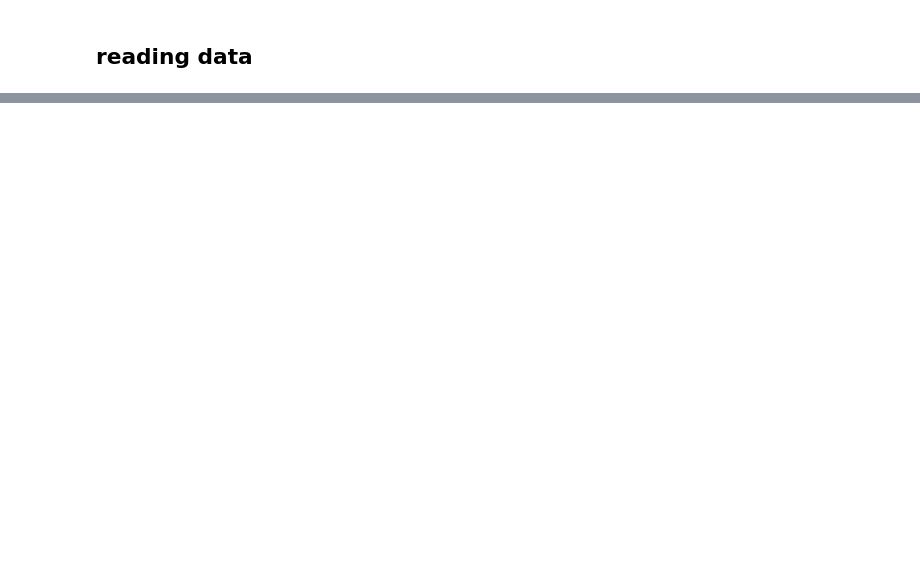
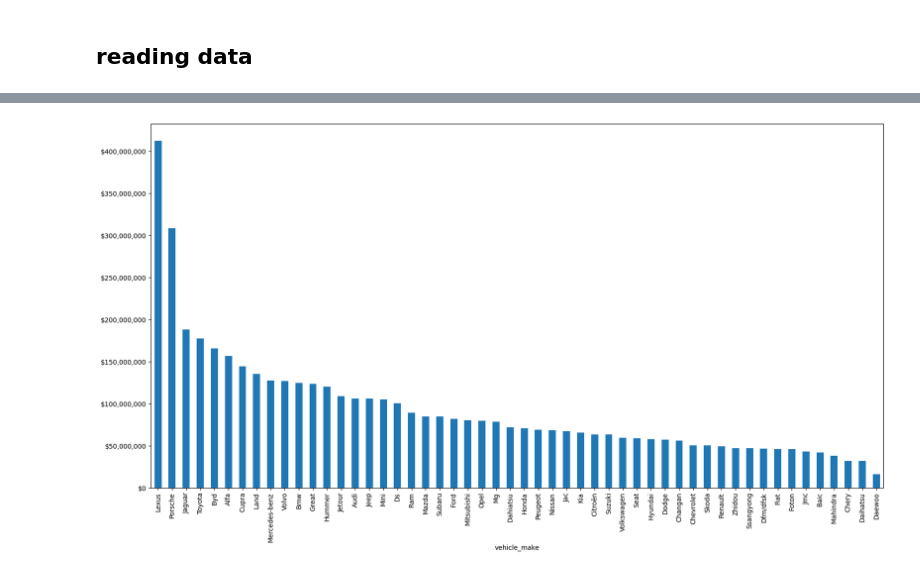
Before and after one commit to Wilmar3752/car_predict, a Jupyter notebook: notebooks/0-eda_cars.ipynb, the cells around one changed output, grey strips where cells are left out. Drawn from its saved outputs; the diff is of its cells as text; code cells hidden in the pictures; blank space fills up the shorter version.

```diff
--- a/notebooks/0-eda_cars.ipynb
+++ b/notebooks/0-eda_cars.ipynb
@@ -23,0 +26,15 @@ ImportError: matplotlib is required for plotting when the default backend "matpl
+# %%
+
+
+# Suponiendo que car_data es tu DataFrame y ya has agrupado y ordenado los datos como mencionaste
+plt.figure(figsize=(20,10))
+ax = car_data.groupby('vehicle_make')['price'].mean().sort_values(ascending=False).plot(kind='bar')
+
+# Formatear el eje y para mostrar los valores en formato de dinero
+fmt = '${x:,.0f}'
+tick = mtick.StrMethodFormatter(fmt)
+ax.yaxis.set_major_formatter(tick)
+
+plt.show()
+# %% [output]
+[figure, added]
```
Also changed, not shown: parts of 9 cells of this notebook.
